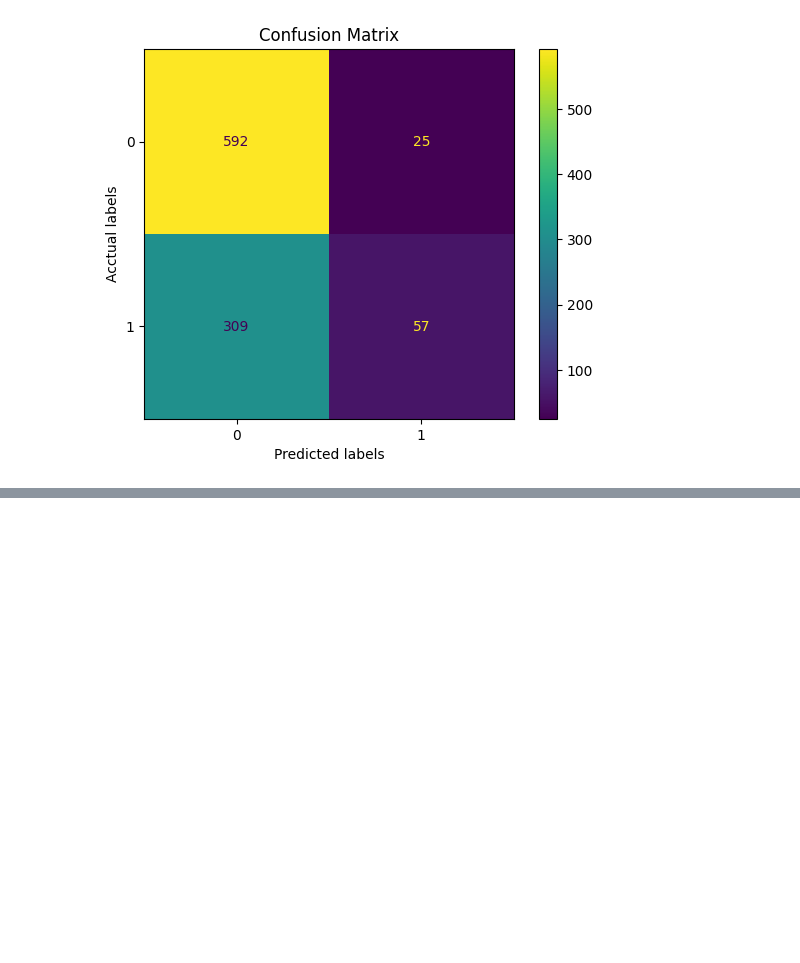
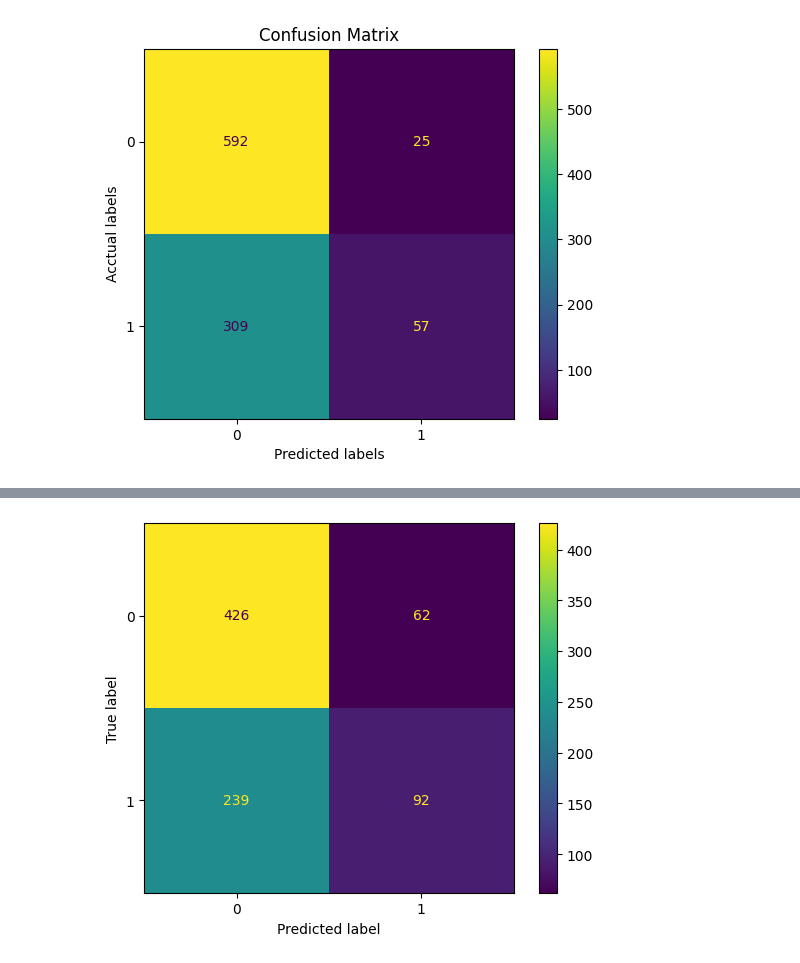
Before and after one commit to MuhammedMahmoud0/Water-Potabilty-Analysis, a Jupyter notebook: water_potability.ipynb, the cells around one changed output, grey strips where cells are left out. Drawn from its saved outputs; the diff is of its cells as text; code cells hidden in the pictures; blank space fills up the shorter version.

```diff
--- a/water_potability.ipynb
+++ b/water_potability.ipynb
@@ -384,0 +394,3 @@ plt.show()
+# %%
+y_train_pred = Dtree.predict(X_train)
+y_test_pred = Dtree.predict(X_test)
@@ -384,0 +477,6 @@ plt.show()
+# %%
+disp = ConfusionMatrixDisplay(confusion_matrix=confusion_matrix(y_test, y_test_pred))
+disp.plot()
+plt.show()
+# %% [output]
+[figure, added]
```
Also changed, not shown: parts of 18 cells of this notebook.
